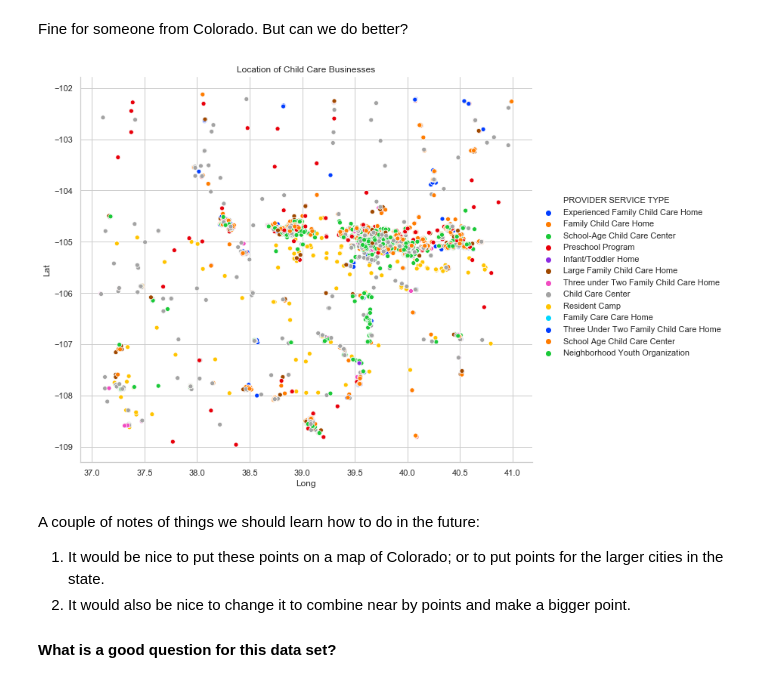
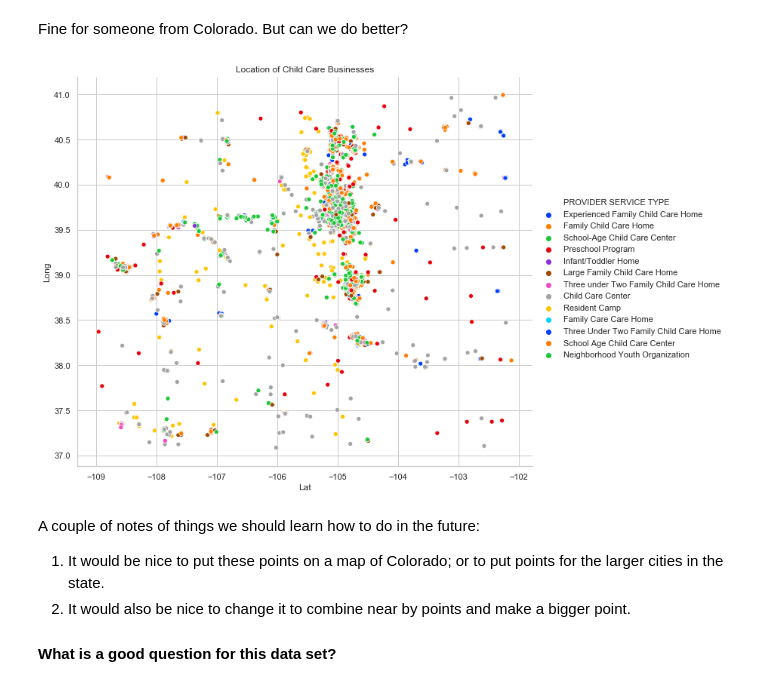
Before and after one commit to virgilpierce/STAT_411, a Jupyter notebook: 1 - Intro and Motivating Ex.ipynb, the cells around one changed output. Cells and saved outputs as stored; diff of their text form; code cells hidden in the pictures.

```diff
--- a/1 - Intro and Motivating Ex.ipynb
+++ b/1 - Intro and Motivating Ex.ipynb
@@ -1008,11 +1013,11 @@ locate = pa.concat( [locate, temp], axis=1).drop('LONG-LAT', axis=1)
 # %%
 sn.set(style='whitegrid')
 sn.hls_palette(10)
-sn.relplot(x='Long', y='Lat', hue='PROVIDER SERVICE TYPE',
+sn.relplot(x='Lat', y='Long', hue='PROVIDER SERVICE TYPE',
            data=locate, height=8, aspect=1.2, palette='bright');
 plt.title('Location of Child Care Businesses');
 # %% [output]
-[figure, old version]
+[figure, new version]
 # %% [markdown]
 A couple of notes of things we should learn how to do in the future:
 
```
Also changed, not shown: parts of 21 cells of this notebook.
